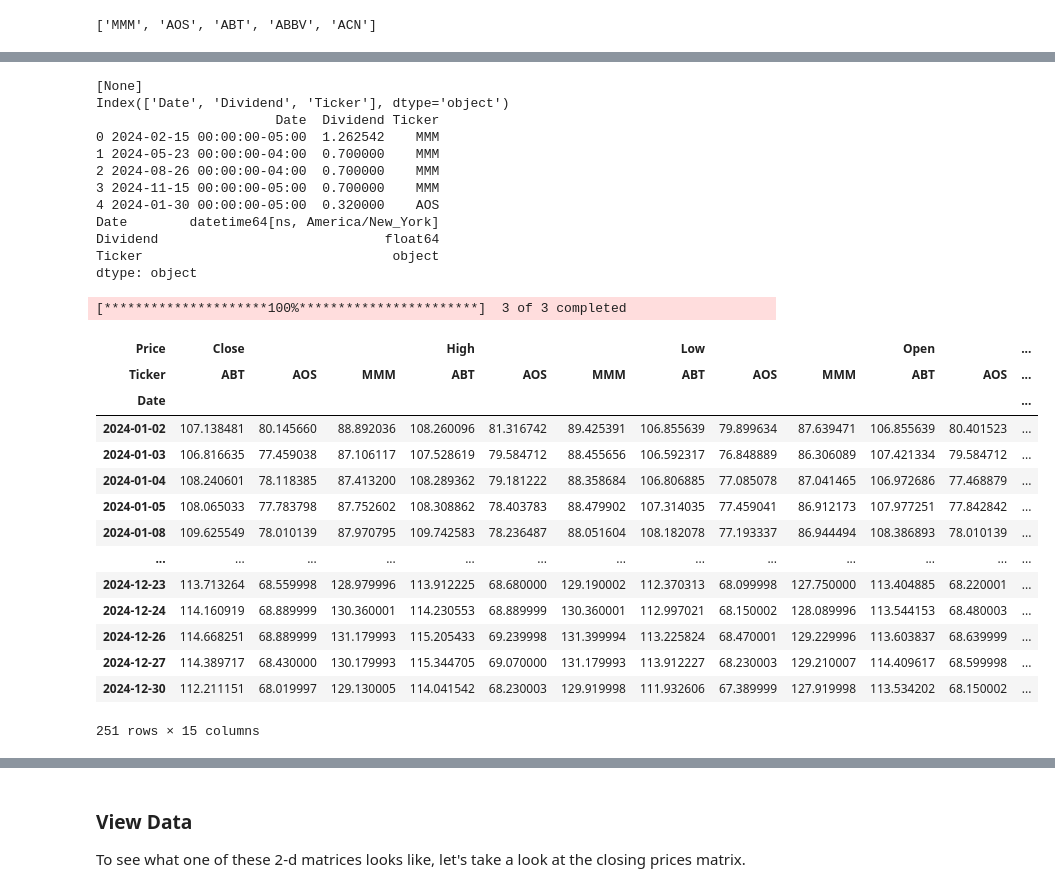
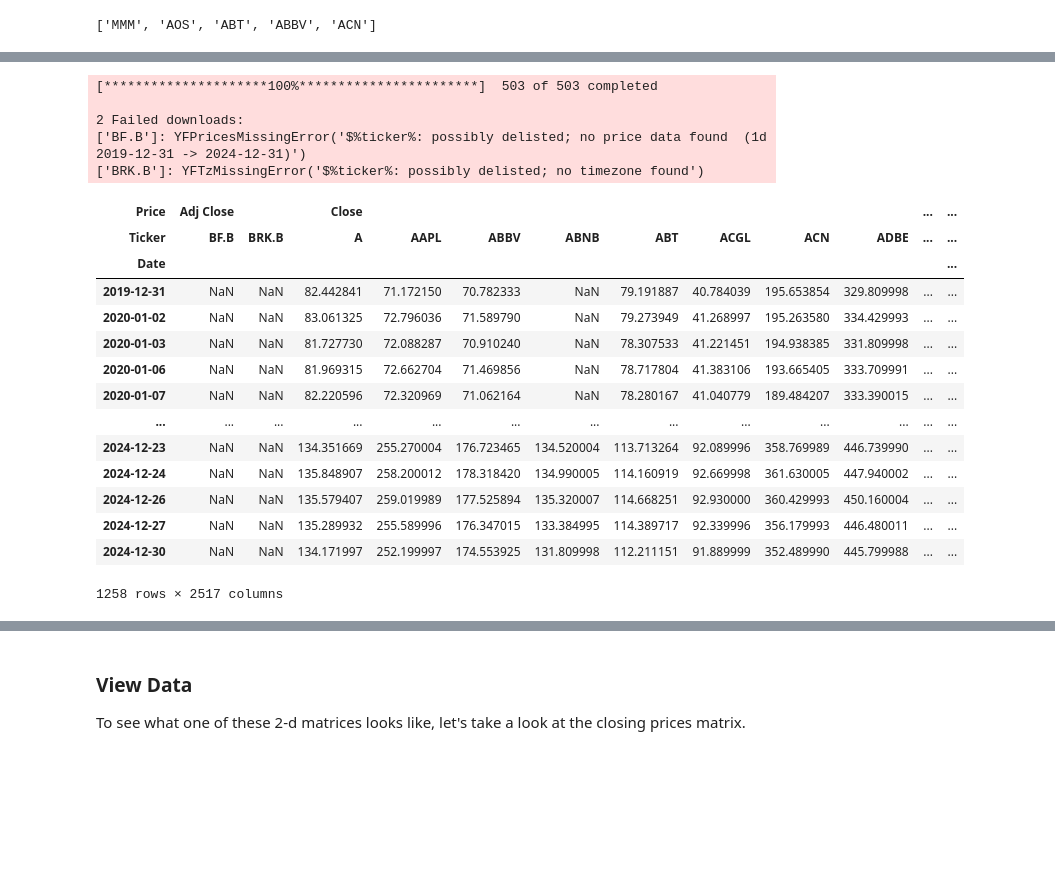
Before and after one commit to martinescobars/portfolio-optimization, a Jupyter notebook: portfolio-optimization.ipynb, the cells around one changed output, grey strips where cells are left out. Cells and saved outputs as stored; diff of their text form; code cells hidden in the pictures; blank space fills up the shorter version.

```diff
--- a/portfolio-optimization.ipynb
+++ b/portfolio-optimization.ipynb
@@ -79,7 +79,7 @@ tickers.Symbol.to_list()[:5]
 ['MMM', 'AOS', 'ABT', 'ABBV', 'ACN']
 # %%
 # Get the data for this tickers from yahoo finance
-start_date = '2023-12-31'
+start_date = '2019-12-31'
 end_date = '2024-12-31'
 # %%
 # Get the first 5 tickers from the list
@@ -118,43 +125,28 @@ dividends_df
-# %%
-print(dividends_df.index.names)
-print(dividends_df.columns)
-print(dividends_df.head())
-print(dividends_df.dtypes)
-# %% [output]
-[None]
-Index(['Date', 'Dividend', 'Ticker'], dtype='object')
-                       Date  Dividend Ticker
-0 2024-02-15 00:00:00-05:00  1.262542    MMM
-1 2024-05-23 00:00:00-04:00  0.700000    MMM
-2 2024-08-26 00:00:00-04:00  0.700000    MMM
-3 2024-11-15 00:00:00-05:00  0.700000    MMM
-4 2024-01-30 00:00:00-05:00  0.320000    AOS
-Date        datetime64[ns, America/New_York]
-Dividend                             float64
-Ticker                                object
-dtype: object
 # %%
 
-#data = yf.download(tickers.Symbol.to_list(),start_date,end_date, auto_adjust=True)
-data = yf.download(["MMM", "AOS", "ABT"], start_date, end_date, auto_adjust = True)
+data = yf.download(tickers.Symbol.to_list(),start_date,end_date, auto_adjust=True)
 data
 # %% [output]
-[*********************100%***********************]  3 of 3 completed
+[*********************100%***********************]  503 of 503 completed
+
+2 Failed downloads:
+['BF.B']: YFPricesMissingError('$%ticker%: possibly delisted; no price data found  (1d 2019-12-31 -> 2024-12-31)')
+['BRK.B']: YFTzMissingError('$%ticker%: possibly delisted; no timezone found')
-| Price | Close |  |  | High |  |  | Low |  |  | Open |  | ... |
-| Ticker | ABT | AOS | MMM | ABT | AOS | MMM | ABT | AOS | MMM | ABT | AOS | ... |
+| Price | Adj Close |  | Close |  |  |  |  |  |  |  | ... | ... |
+| Ticker | BF.B | BRK.B | A | AAPL | ABBV | ABNB | ABT | ACGL | ACN | ADBE | ... | ... |
 | Date |  |  |  |  |  |  |  |  |  |  |  | ... |
-| 2024-01-02 | 107.138481 | 80.145660 | 88.892036 | 108.260096 | 81.316742 | 89.425391 | 106.855639 | 79.899634 | 87.639471 | 106.855639 | 80.401523 | ... |
-| 2024-01-03 | 106.816635 | 77.459038 | 87.106117 | 107.528619 | 79.584712 | 88.455656 | 106.592317 | 76.848889 | 86.306089 | 107.421334 | 79.584712 | ... |
-| 2024-01-04 | 108.240601 | 78.118385 | 87.413200 | 108.289362 | 79.181222 | 88.358684 | 106.806885 | 77.085078 | 87.041465 | 106.972686 | 77.468879 | ... |
-| 2024-01-05 | 108.065033 | 77.783798 | 87.752602 | 108.308862 | 78.403783 | 88.479902 | 107.314035 | 77.459041 | 86.912173 | 107.977251 | 77.842842 | ... |
-| 2024-01-08 | 109.625549 | 78.010139 | 87.970795 | 109.742583 | 78.236487 | 88.051604 | 108.182078 | 77.193337 | 86.944494 | 108.386893 | 78.010139 | ... |
+| 2019-12-31 | NaN | NaN | 82.442841 | 71.172150 | 70.782333 | NaN | 79.191887 | 40.784039 | 195.653854 | 329.809998 | ... | ... |
+| 2020-01-02 | NaN | NaN | 83.061325 | 72.796036 | 71.589790 | NaN | 79.273949 | 41.268997 | 195.263580 | 334.429993 | ... | ... |
+| 2020-01-03 | NaN | NaN | 81.727730 | 72.088287 | 70.910240 | NaN | 78.307533 | 41.221451 | 194.938385 | 331.809998 | ... | ... |
+| 2020-01-06 | NaN | NaN | 81.969315 | 72.662704 | 71.469856 | NaN | 78.717804 | 41.383106 | 193.665405 | 333.709991 | ... | ... |
+| 2020-01-07 | NaN | NaN | 82.220596 | 72.320969 | 71.062164 | NaN | 78.280167 | 41.040779 | 189.484207 | 333.390015 | ... | ... |
 | ... | ... | ... | ... | ... | ... | ... | ... | ... | ... | ... | ... | ... |
-| 2024-12-23 | 113.713264 | 68.559998 | 128.979996 | 113.912225 | 68.680000 | 129.190002 | 112.370313 | 68.099998 | 127.750000 | 113.404885 | 68.220001 | ... |
-| 2024-12-24 | 114.160919 | 68.889999 | 130.360001 | 114.230553 | 68.889999 | 130.360001 | 112.997021 | 68.150002 | 128.089996 | 113.544153 | 68.480003 | ... |
-| 2024-12-26 | 114.668251 | 68.889999 | 131.179993 | 115.205433 | 69.239998 | 131.399994 | 113.225824 | 68.470001 | 129.229996 | 113.603837 | 68.639999 | ... |
-| 2024-12-27 | 114.389717 | 68.430000 | 130.179993 | 115.344705 | 69.070000 | 131.179993 | 113.912227 | 68.230003 | 129.210007 | 114.409617 | 68.599998 | ... |
-| 2024-12-30 | 112.211151 | 68.019997 | 129.130005 | 114.041542 | 68.230003 | 129.919998 | 111.932606 | 67.389999 | 127.919998 | 113.534202 | 68.150002 | ... |
+| 2024-12-23 | NaN | NaN | 134.351669 | 255.270004 | 176.723465 | 134.520004 | 113.713264 | 92.089996 | 358.769989 | 446.739990 | ... | ... |
+| 2024-12-24 | NaN | NaN | 135.848907 | 258.200012 | 178.318420 | 134.990005 | 114.160919 | 92.669998 | 361.630005 | 447.940002 | ... | ... |
+| 2024-12-26 | NaN | NaN | 135.579407 | 259.019989 | 177.525894 | 135.320007 | 114.668251 | 92.930000 | 360.429993 | 450.160004 | ... | ... |
+| 2024-12-27 | NaN | NaN | 135.289932 | 255.589996 | 176.347015 | 133.384995 | 114.389717 | 92.339996 | 356.179993 | 446.480011 | ... | ... |
+| 2024-12-30 | NaN | NaN | 134.171997 | 252.199997 | 174.553925 | 131.809998 | 112.211151 | 91.889999 | 352.489990 | 445.799988 | ... | ... |
-251 rows × 15 columns
+1258 rows × 2517 columns
 # %%
 df = data.stack(level=1).reset_index().sort_values(by=["Ticker", "Date"])
 df
```
Also changed, not shown: parts of 42 cells of this notebook, 1 other file.
